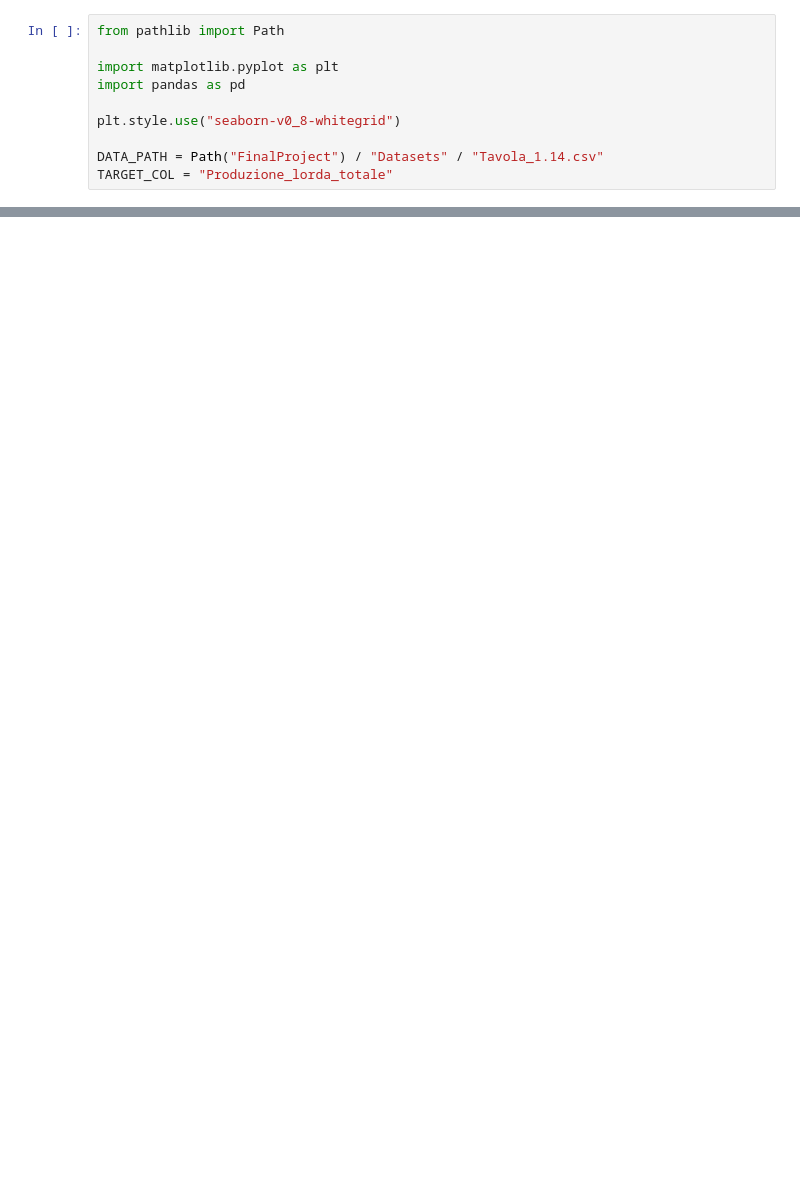
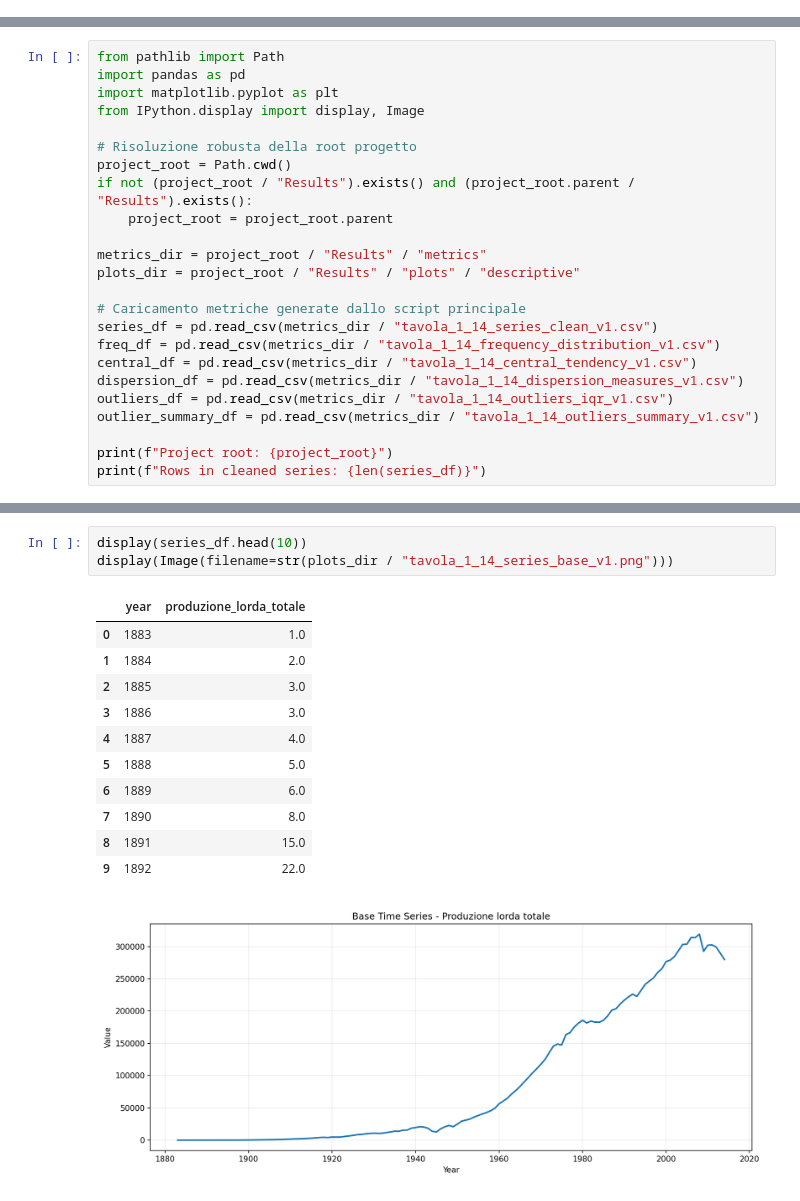
Before and after one commit to 1ngVG-OA/FinalProject, a Jupyter notebook: Tavola_1.14.ipynb, the cells around one changed output, grey strips where cells are left out. Saved outputs shown, nothing was run; the diff lists cells and outputs as text; blank space fills up the shorter version.

Commit message:
ADD: Descriptive Analytics

```diff
--- a/Tavola_1.14.ipynb
+++ b/Tavola_1.14.ipynb
@@ -70,10 +0,0 @@ for pkg, version in package_versions.items():
-# %%
-from pathlib import Path
-
-import matplotlib.pyplot as plt
-import pandas as pd
-
-plt.style.use("seaborn-v0_8-whitegrid")
-
-DATA_PATH = Path("FinalProject") / "Datasets" / "Tavola_1.14.csv"
-TARGET_COL = "Produzione_lorda_totale"
@@ -360,0 +24,24 @@ Convergenza: 25/25 candidati ok
+# %%
+from pathlib import Path
+import pandas as pd
+import matplotlib.pyplot as plt
+from IPython.display import display, Image
+
+# Risoluzione robusta della root progetto
+project_root = Path.cwd()
+if not (project_root / "Results").exists() and (project_root.parent / "Results").exists():
+    project_root = project_root.parent
+
+metrics_dir = project_root / "Results" / "metrics"
+plots_dir = project_root / "Results" / "plots" / "descriptive"
+
+# Caricamento metriche generate dallo script principale
+series_df = pd.read_csv(metrics_dir / "tavola_1_14_series_clean_v1.csv")
+freq_df = pd.read_csv(metrics_dir / "tavola_1_14_frequency_distribution_v1.csv")
+central_df = pd.read_csv(metrics_dir / "tavola_1_14_central_tendency_v1.csv")
+dispersion_df = pd.read_csv(metrics_dir / "tavola_1_14_dispersion_measures_v1.csv")
+outliers_df = pd.read_csv(metrics_dir / "tavola_1_14_outliers_iqr_v1.csv")
+outlier_summary_df = pd.read_csv(metrics_dir / "tavola_1_14_outliers_summary_v1.csv")
+
+print(f"Project root: {project_root}")
+print(f"Rows in cleaned series: {len(series_df)}")
@@ -360,0 +55,16 @@ Convergenza: 25/25 candidati ok
+# %%
+display(series_df.head(10))
+display(Image(filename=str(plots_dir / "tavola_1_14_series_base_v1.png")))
+# %% [output]
+|  | year | produzione_lorda_totale |
+| 0 | 1883 | 1.0 |
+| 1 | 1884 | 2.0 |
+| 2 | 1885 | 3.0 |
+| 3 | 1886 | 3.0 |
+| 4 | 1887 | 4.0 |
+| 5 | 1888 | 5.0 |
+| 6 | 1889 | 6.0 |
+| 7 | 1890 | 8.0 |
+| 8 | 1891 | 15.0 |
+| 9 | 1892 | 22.0 |
+[figure, added]
```
Also changed, not shown: parts of 43 cells of this notebook, 55 other files.
